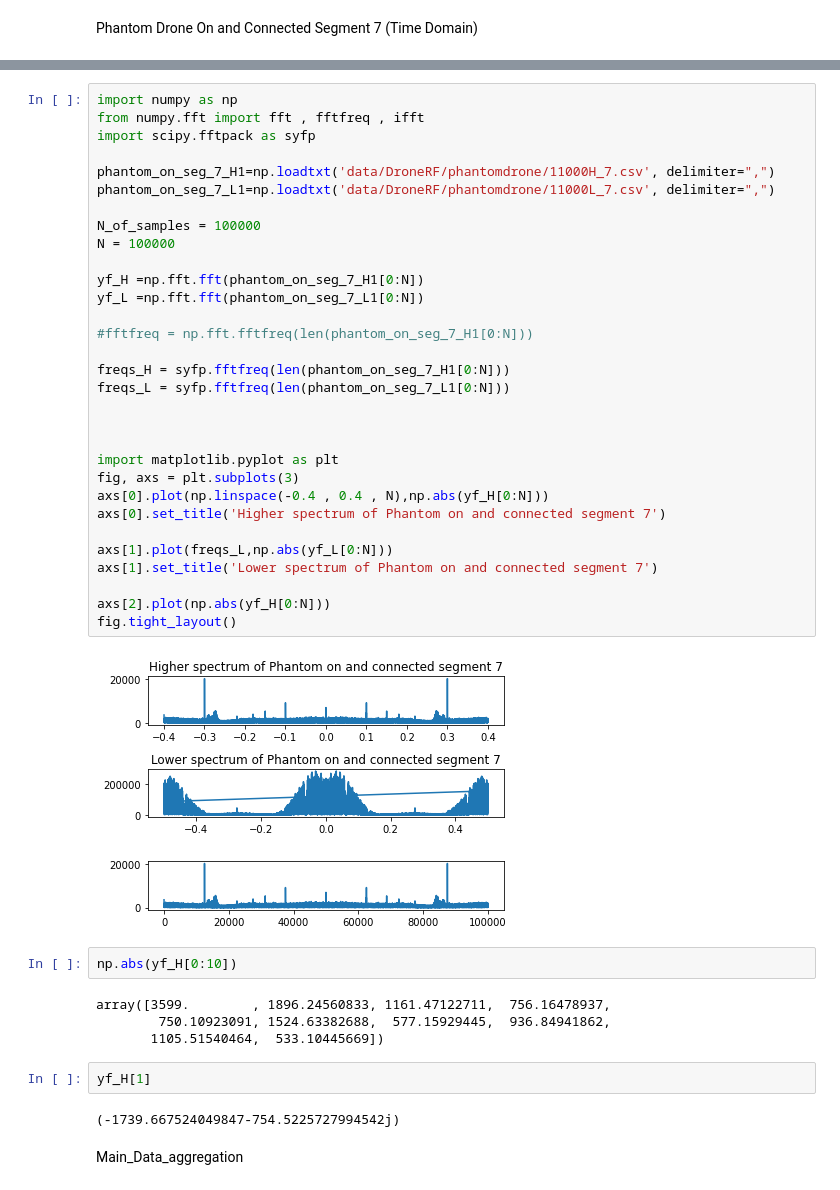
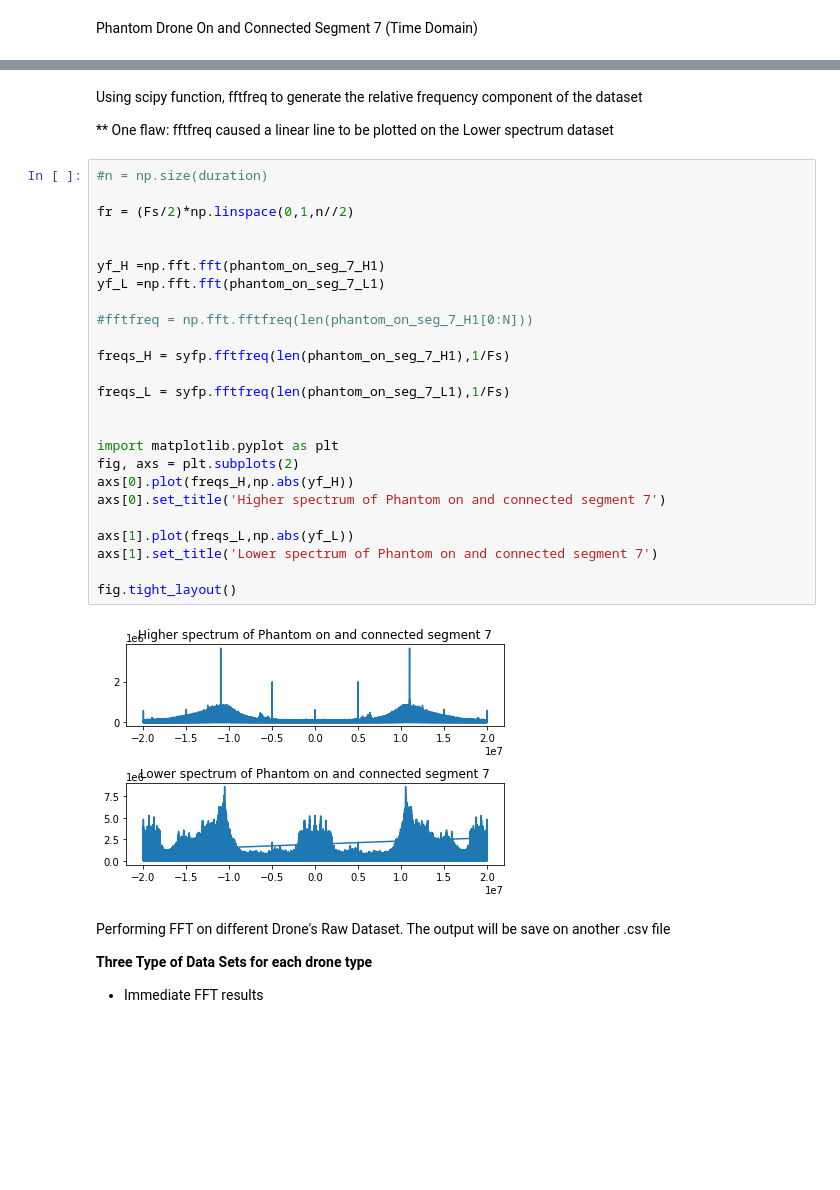
Before and after one commit to jax79sg/signals, a Jupyter notebook: DroneRF/EDA-droneRF-dataset.ipynb, the cells around one changed output, grey strips where cells are left out. Drawn from its saved outputs; the diff is of its cells as text; blank space fills up the shorter version.

```diff
--- a/DroneRF/EDA-droneRF-dataset.ipynb
+++ b/DroneRF/EDA-droneRF-dataset.ipynb
@@ -283,45 +618,38 @@ FFT one RF segment
+# %% [markdown]
+Using scipy function, fftfreq to generate the relative frequency component of the dataset
+
+
+** One flaw: fftfreq caused a linear line to be plotted on the Lower spectrum dataset
 # %%
-import numpy as np
-from numpy.fft import fft , fftfreq , ifft
-import scipy.fftpack as syfp
+#n = np.size(duration)
 
-phantom_on_seg_7_H1=np.loadtxt('data/DroneRF/phantomdrone/11000H_7.csv', delimiter=",")
-phantom_on_seg_7_L1=np.loadtxt('data/DroneRF/phantomdrone/11000L_7.csv', delimiter=",")
+fr = (Fs/2)*np.linspace(0,1,n//2)
 
-N_of_samples = 100000
-N = 100000
 
-yf_H =np.fft.fft(phantom_on_seg_7_H1[0:N])
-yf_L =np.fft.fft(phantom_on_seg_7_L1[0:N])
+yf_H =np.fft.fft(phantom_on_seg_7_H1)
+yf_L =np.fft.fft(phantom_on_seg_7_L1)
 
 #fftfreq = np.fft.fftfreq(len(phantom_on_seg_7_H1[0:N]))
 
-freqs_H = syfp.fftfreq(len(phantom_on_seg_7_H1[0:N]))
-freqs_L = syfp.fftfreq(len(phantom_on_seg_7_L1[0:N]))
+freqs_H = syfp.fftfreq(len(phantom_on_seg_7_H1),1/Fs)
 
+freqs_L = syfp.fftfreq(len(phantom_on_seg_7_L1),1/Fs)
 
 
 import matplotlib.pyplot as plt
-fig, axs = plt.subplots(3)
-axs[0].plot(np.linspace(-0.4 , 0.4 , N),np.abs(yf_H[0:N]))
+fig, axs = plt.subplots(2)
+axs[0].plot(freqs_H,np.abs(yf_H))
 axs[0].set_title('Higher spectrum of Phantom on and connected segment 7')
 
-axs[1].plot(freqs_L,np.abs(yf_L[0:N]))
+axs[1].plot(freqs_L,np.abs(yf_L))
 axs[1].set_title('Lower spectrum of Phantom on and connected segment 7')
 
-axs[2].plot(np.abs(yf_H[0:N]))
 fig.tight_layout()
 # %% [output]
-[figure, old version]
+[figure, new version]
-# %%
-np.abs(yf_H[0:10])
-# %% [output]
-array([3599.        , 1896.24560833, 1161.47122711,  756.16478937,
-        750.10923091, 1524.63382688,  577.15929445,  936.84941862,
-       1105.51540464,  533.10445669])
-# %%
-yf_H[1]
-# %% [output]
-(-1739.667524049847-754.5225727994542j)
-# %% [markdown]
-Main_Data_aggregation
+# %% [markdown]
+Performing FFT on different Drone's Raw Dataset. The output will be save on another .csv file
+
+<b> Three Type of Data Sets for each drone type </b>
+
+- Immediate FFT results
```
Also changed, not shown: parts of 38 cells of this notebook, 51 other files.
